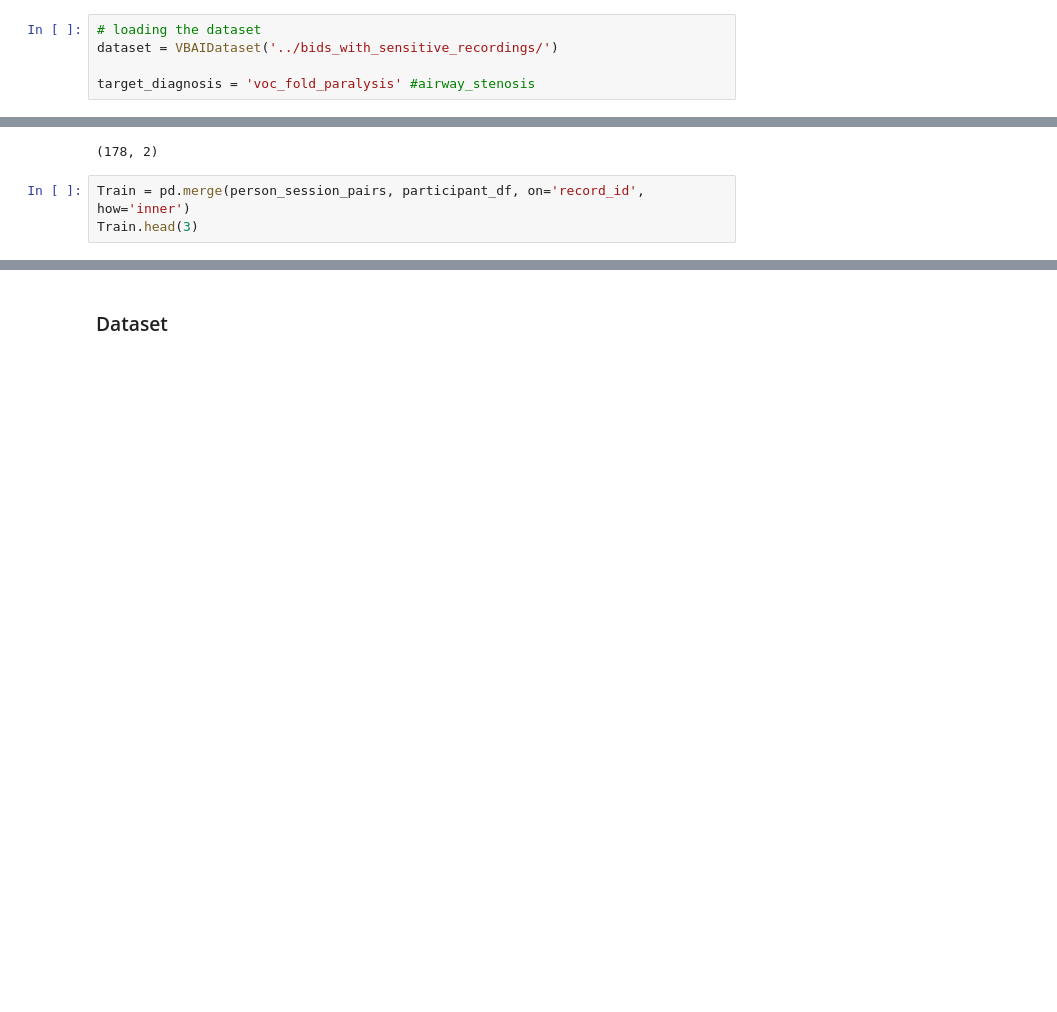
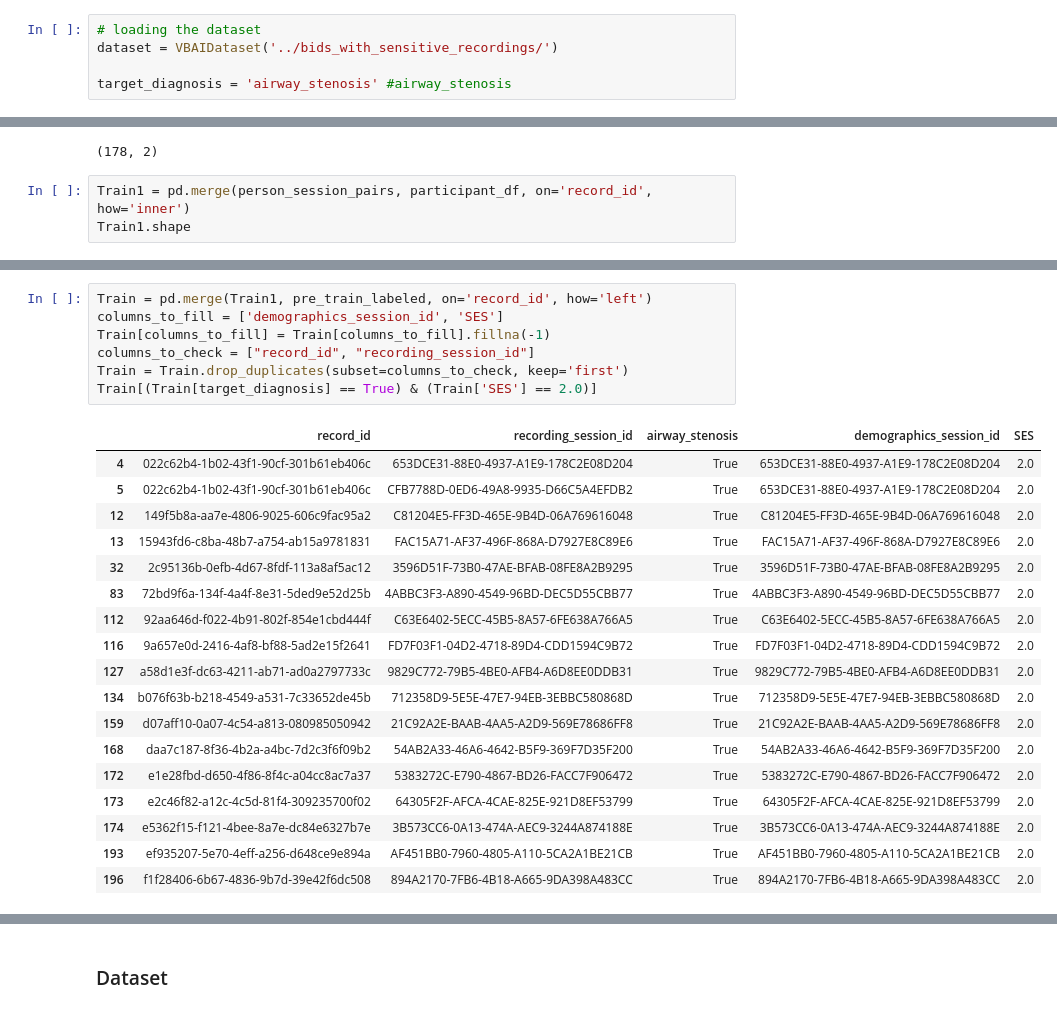
Before and after one commit to ArtKrutsko/B2AI-Project3, a Jupyter notebook: SES_Rainbow_VFP_prediction.ipynb, the cells around one changed output, grey strips where cells are left out. Cells and saved outputs as stored; diff of their text form; blank space fills up the shorter version.

Commit message:
added conf. matrices, experimented with diagnosis and recordings

```diff
--- a/SES_spectro_VFP_prediction.ipynb
+++ b/SES_Rainbow_VFP_prediction.ipynb
@@ -45,7 +45,7 @@ dict_keys(['speaker_embedding', 'specgram', 'melfilterbank', 'mfcc', 'sample_rat
 # loading the dataset
 dataset = VBAIDataset('../bids_with_sensitive_recordings/')
 
-target_diagnosis = 'voc_fold_paralysis' #airway_stenosis
+target_diagnosis = 'airway_stenosis' #airway_stenosis
 # %%
 participant_df = dataset.load_and_pivot_questionnaire('participant')
 all_identities = sorted(participant_df['record_id'].to_numpy().tolist())
@@ -74,6 +74,6 @@ participant_df.shape
 # %% [output]
 (178, 2)
 # %%
-Train = pd.merge(person_session_pairs, participant_df, on='record_id', how='inner')
-Train.head(3)
+Train1 = pd.merge(person_session_pairs, participant_df, on='record_id', how='inner')
+Train1.shape
 # %% [output]
@@ -84 +140,27 @@ Train.head(3)
+# %%
+Train = pd.merge(Train1, pre_train_labeled, on='record_id', how='left')
+columns_to_fill = ['demographics_session_id', 'SES']
+Train[columns_to_fill] = Train[columns_to_fill].fillna(-1)
+columns_to_check = ["record_id", "recording_session_id"]
+Train = Train.drop_duplicates(subset=columns_to_check, keep='first')
+Train[(Train[target_diagnosis] == True) & (Train['SES'] == 2.0)]
+# %% [output]
+|  | record_id | recording_session_id | airway_stenosis | demographics_session_id | SES |
+| 4 | 022c62b4-1b02-43f1-90cf-301b61eb406c | 653DCE31-88E0-4937-A1E9-178C2E08D204 | True | 653DCE31-88E0-4937-A1E9-178C2E08D204 | 2.0 |
+| 5 | 022c62b4-1b02-43f1-90cf-301b61eb406c | CFB7788D-0ED6-49A8-9935-D66C5A4EFDB2 | True | 653DCE31-88E0-4937-A1E9-178C2E08D204 | 2.0 |
+| 12 | 149f5b8a-aa7e-4806-9025-606c9fac95a2 | C81204E5-FF3D-465E-9B4D-06A769616048 | True | C81204E5-FF3D-465E-9B4D-06A769616048 | 2.0 |
+| 13 | 15943fd6-c8ba-48b7-a754-ab15a9781831 | FAC15A71-AF37-496F-868A-D7927E8C89E6 | True | FAC15A71-AF37-496F-868A-D7927E8C89E6 | 2.0 |
+| 32 | 2c95136b-0efb-4d67-8fdf-113a8af5ac12 | 3596D51F-73B0-47AE-BFAB-08FE8A2B9295 | True | 3596D51F-73B0-47AE-BFAB-08FE8A2B9295 | 2.0 |
+| 83 | 72bd9f6a-134f-4a4f-8e31-5ded9e52d25b | 4ABBC3F3-A890-4549-96BD-DEC5D55CBB77 | True | 4ABBC3F3-A890-4549-96BD-DEC5D55CBB77 | 2.0 |
+| 112 | 92aa646d-f022-4b91-802f-854e1cbd444f | C63E6402-5ECC-45B5-8A57-6FE638A766A5 | True | C63E6402-5ECC-45B5-8A57-6FE638A766A5 | 2.0 |
+| 116 | 9a657e0d-2416-4af8-bf88-5ad2e15f2641 | FD7F03F1-04D2-4718-89D4-CDD1594C9B72 | True | FD7F03F1-04D2-4718-89D4-CDD1594C9B72 | 2.0 |
+| 127 | a58d1e3f-dc63-4211-ab71-ad0a2797733c | 9829C772-79B5-4BE0-AFB4-A6D8EE0DDB31 | True | 9829C772-79B5-4BE0-AFB4-A6D8EE0DDB31 | 2.0 |
+| 134 | b076f63b-b218-4549-a531-7c33652de45b | 712358D9-5E5E-47E7-94EB-3EBBC580868D | True | 712358D9-5E5E-47E7-94EB-3EBBC580868D | 2.0 |
+| 159 | d07aff10-0a07-4c54-a813-080985050942 | 21C92A2E-BAAB-4AA5-A2D9-569E78686FF8 | True | 21C92A2E-BAAB-4AA5-A2D9-569E78686FF8 | 2.0 |
+| 168 | daa7c187-8f36-4b2a-a4bc-7d2c3f6f09b2 | 54AB2A33-46A6-4642-B5F9-369F7D35F200 | True | 54AB2A33-46A6-4642-B5F9-369F7D35F200 | 2.0 |
+| 172 | e1e28fbd-d650-4f86-8f4c-a04cc8ac7a37 | 5383272C-E790-4867-BD26-FACC7F906472 | True | 5383272C-E790-4867-BD26-FACC7F906472 | 2.0 |
+| 173 | e2c46f82-a12c-4c5d-81f4-309235700f02 | 64305F2F-AFCA-4CAE-825E-921D8EF53799 | True | 64305F2F-AFCA-4CAE-825E-921D8EF53799 | 2.0 |
+| 174 | e5362f15-f121-4bee-8a7e-dc84e6327b7e | 3B573CC6-0A13-474A-AEC9-3244A874188E | True | 3B573CC6-0A13-474A-AEC9-3244A874188E | 2.0 |
+| 193 | ef935207-5e70-4eff-a256-d648ce9e894a | AF451BB0-7960-4805-A110-5CA2A1BE21CB | True | AF451BB0-7960-4805-A110-5CA2A1BE21CB | 2.0 |
+| 196 | f1f28406-6b67-4836-9b7d-39e42f6dc508 | 894A2170-7FB6-4B18-A665-9DA398A483CC | True | 894A2170-7FB6-4B18-A665-9DA398A483CC | 2.0 |
 # %%
```
Also changed, not shown: parts of 15 cells of this notebook, 1 other file.
